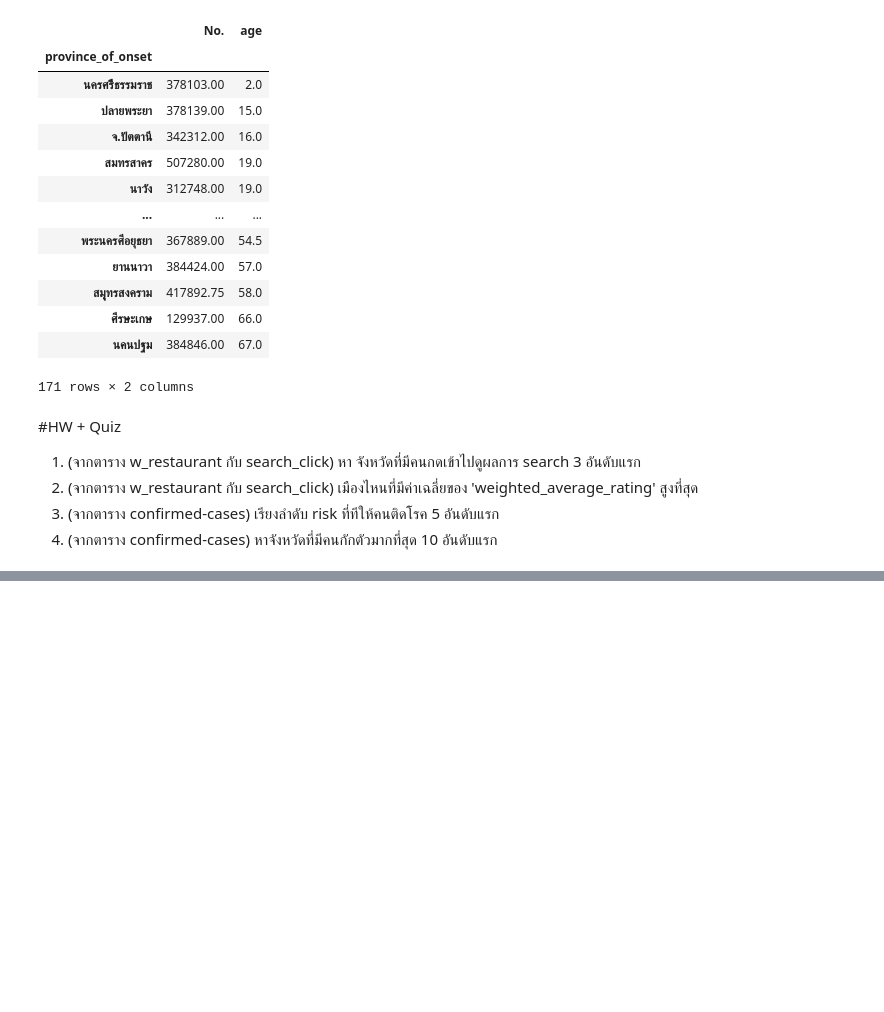
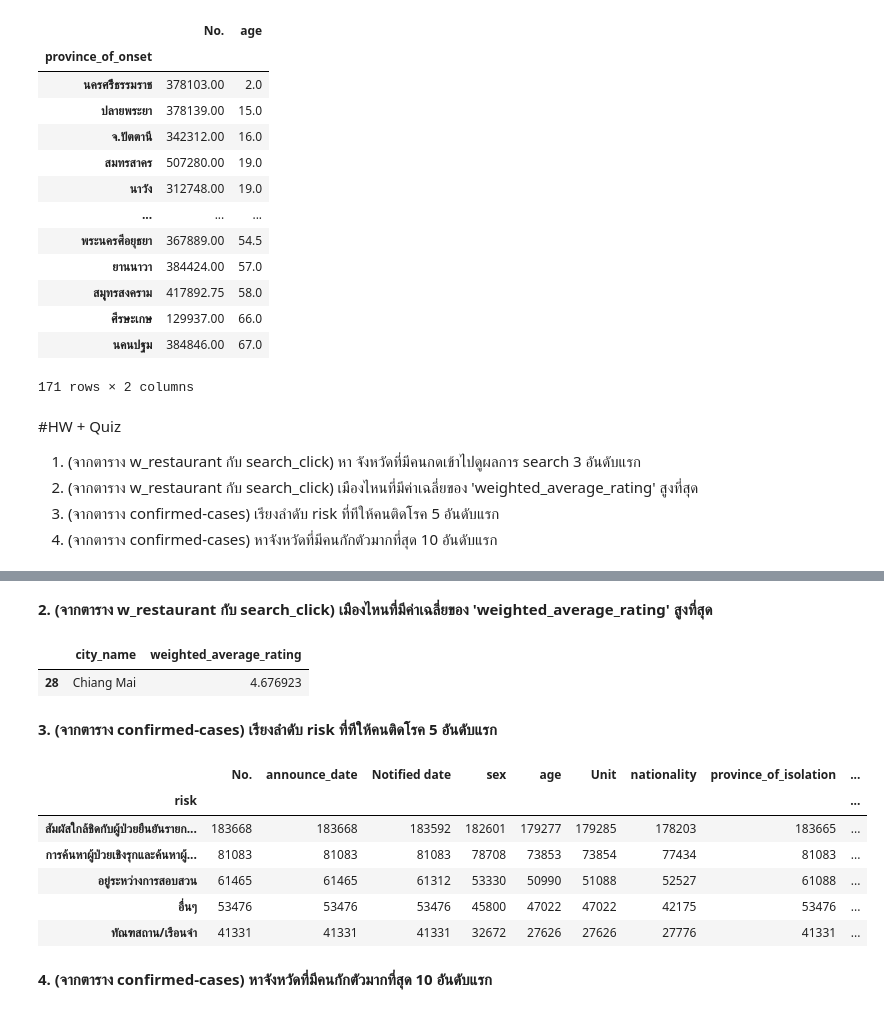
Before and after one commit to 603021852-8/DWDM21, a Jupyter notebook: Data_Preprocessing_(Chapter3).ipynb, the cells around one changed output, grey strips where cells are left out. Cells and saved outputs as stored; diff of their text form; code cells hidden in the pictures; blank space fills up the shorter version.

```diff
--- a/Data_Preprocessing_(Chapter3).ipynb
+++ b/Data_Preprocessing_(Chapter3).ipynb
@@ -1470,0 +1487,23 @@ data_cases2.dropna(subset=['age']).groupby('province_of_onset').mean().sort_valu
+# %% [markdown]
+**2. (จากตาราง w_restaurant กับ search_click) เมืองไหนที่มีค่าเฉลี่ยของ 'weighted_average_rating' สูงที่สุด**
+# %%
+X2 = merged_table.sort_values(['weighted_average_rating'],ascending=False)
+X2[['city_name','weighted_average_rating']].iloc[:1,:]
+# %% [output]
+|  | city_name | weighted_average_rating |
+| 28 | Chiang Mai | 4.676923 |
+# %% [markdown]
+**3. (จากตาราง confirmed-cases) เรียงลำดับ risk ที่ทีให้คนติดโรค 5 อันดับแรก**
+# %%
+X3 = data_cases2.groupby('risk').count().sort_values(by=['No.'],ascending=False)
+X3.iloc[:5,:]
+# %% [output]
+|  | No. | announce_date | Notified date | sex | age | Unit | nationality | province_of_isolation | ... |
+| risk |  |  |  |  |  |  |  |  | ... |
+| สัมผัสใกล้ชิดกับผู้ป่วยยืนยันรายก... | 183668 | 183668 | 183592 | 182601 | 179277 | 179285 | 178203 | 183665 | ... |
+| การค้นหาผู้ป่วยเชิงรุกและค้นหาผู้... | 81083 | 81083 | 81083 | 78708 | 73853 | 73854 | 77434 | 81083 | ... |
+| อยู่ระหว่างการสอบสวน | 61465 | 61465 | 61312 | 53330 | 50990 | 51088 | 52527 | 61088 | ... |
+| อื่นๆ | 53476 | 53476 | 53476 | 45800 | 47022 | 47022 | 42175 | 53476 | ... |
+| ทัณฑสถาน/เรือนจำ | 41331 | 41331 | 41331 | 32672 | 27626 | 27626 | 27776 | 41331 | ... |
+# %% [markdown]
+**4. (จากตาราง confirmed-cases) หาจังหวัดที่มีคนกักตัวมากที่สุด 10 อันดับแรก**
```
Also changed, not shown: parts of 15 cells of this notebook.
